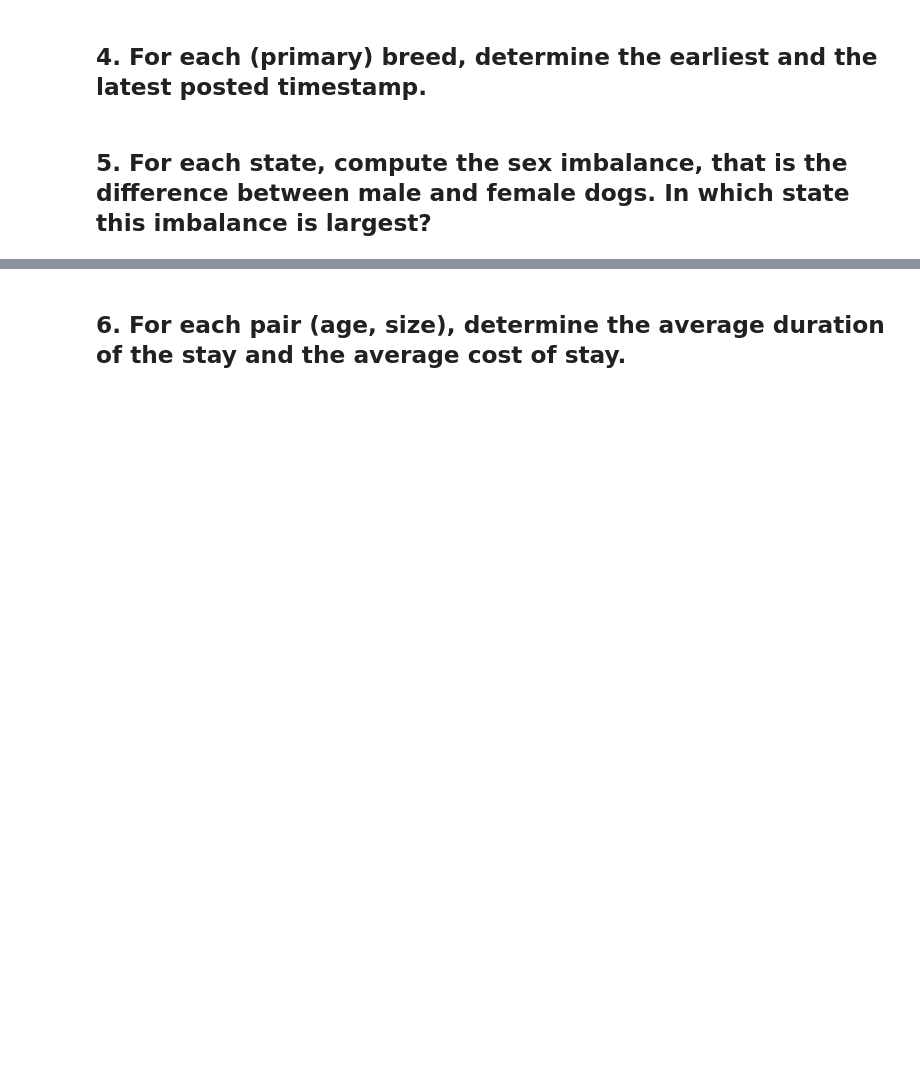
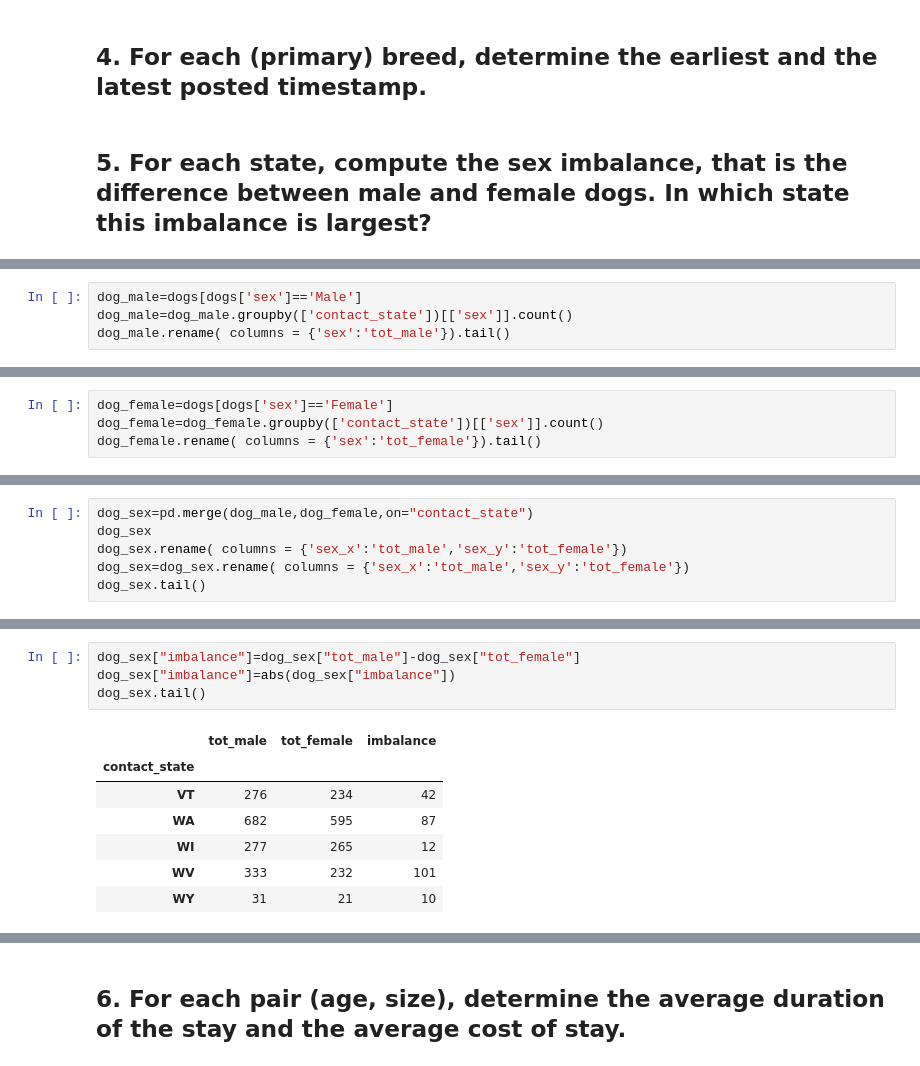
Before and after one commit to mat1218B/ProjectOfComputerScience, a Jupyter notebook: Project-CS_2022.ipynb, the cells around one changed output, grey strips where cells are left out. Cells and saved outputs as stored; diff of their text form; blank space fills up the shorter version.

```diff
--- a/Project-CS_2022.ipynb
+++ b/Project-CS_2022.ipynb
@@ -189,0 +192,4 @@ As we can see, there are many 'inf' values. It is correct because for that breed
+# %%
+dog_male=dogs[dogs['sex']=='Male']
+dog_male=dog_male.groupby(['contact_state'])[['sex']].count()
+dog_male.rename( columns = {'sex':'tot_male'}).tail()
@@ -189,0 +204,4 @@ As we can see, there are many 'inf' values. It is correct because for that breed
+# %%
+dog_female=dogs[dogs['sex']=='Female']
+dog_female=dog_female.groupby(['contact_state'])[['sex']].count()
+dog_female.rename( columns = {'sex':'tot_female'}).tail()
@@ -189,0 +216,6 @@ As we can see, there are many 'inf' values. It is correct because for that breed
+# %%
+dog_sex=pd.merge(dog_male,dog_female,on="contact_state")
+dog_sex
+dog_sex.rename( columns = {'sex_x':'tot_male','sex_y':'tot_female'})
+dog_sex=dog_sex.rename( columns = {'sex_x':'tot_male','sex_y':'tot_female'})
+dog_sex.tail()
@@ -189,0 +230,12 @@ As we can see, there are many 'inf' values. It is correct because for that breed
+# %%
+dog_sex["imbalance"]=dog_sex["tot_male"]-dog_sex["tot_female"]
+dog_sex["imbalance"]=abs(dog_sex["imbalance"])
+dog_sex.tail()
+# %% [output]
+|  | tot_male | tot_female | imbalance |
+| contact_state |  |  |  |
+| VT | 276 | 234 | 42 |
+| WA | 682 | 595 | 87 |
+| WI | 277 | 265 | 12 |
+| WV | 333 | 232 | 101 |
+| WY | 31 | 21 | 10 |
```
Also changed, not shown: parts of 5 cells of this notebook.
